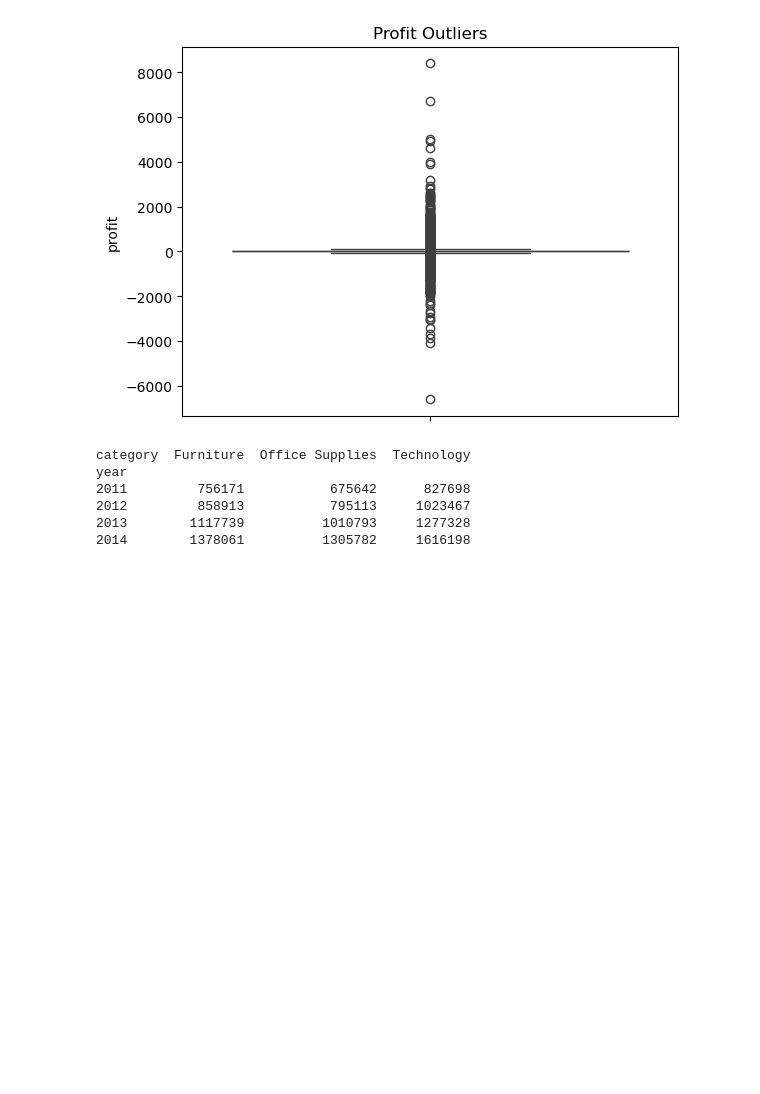
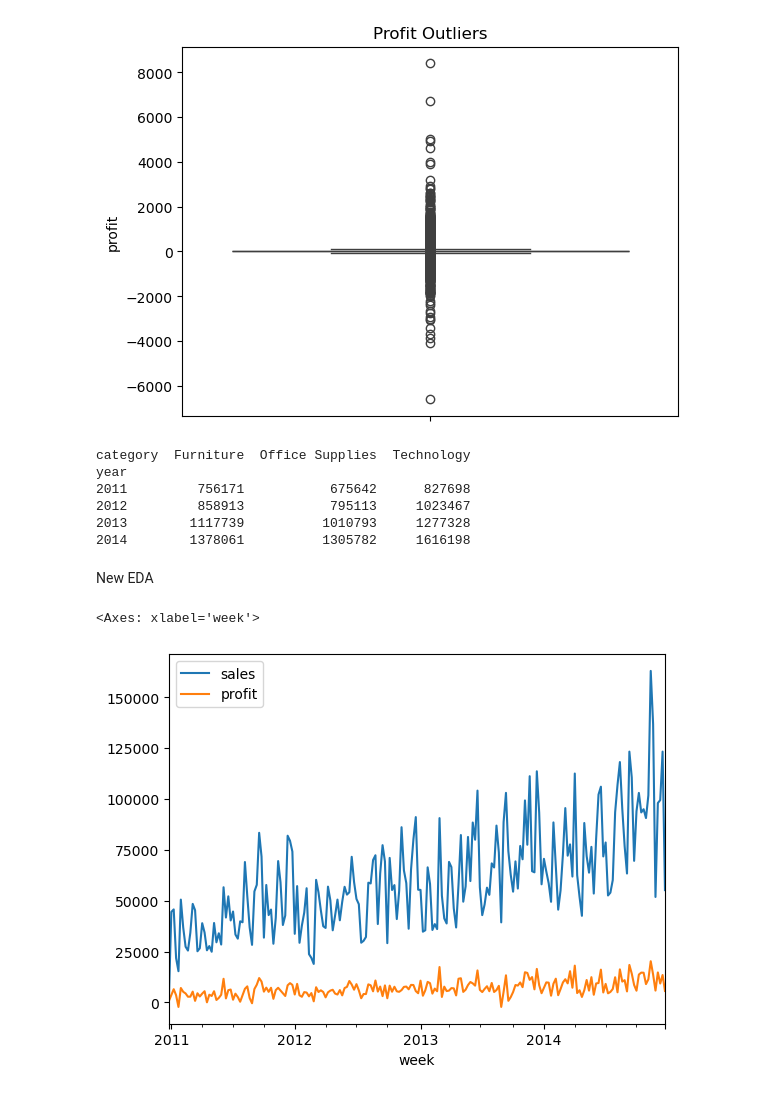
Before and after one commit to DionelJaime/PatternsInSales, a Jupyter notebook: anna_eda.ipynb, the cells around one changed output. Drawn from its saved outputs; the diff is of its cells as text; code cells hidden in the pictures; blank space fills up the shorter version.

```diff
--- a/anna_eda.ipynb
+++ b/anna_eda.ipynb
@@ -4,7 +4,7 @@ import numpy as np
 import seaborn as sns
 import matplotlib.pyplot as plt
 # %%
-sales = pd.read_csv('sales.csv')
+sales = pd.read_csv('Sales_Data_CSV.csv')
 # %%
 sales.head()
 # %% [output]
@@ -237,3 +280,25 @@ year
 2012         858913           795113     1023467
 2013        1117739          1010793     1277328
 2014        1378061          1305782     1616198
+# %% [markdown]
+New EDA
+# %%
+# Set order_date to datetime if not already done
+sales['order_date'] = pd.to_datetime(sales['order_date'])
+
+# Create a new 'week' column based on order_date
+sales['week'] = sales['order_date'].dt.to_period('W').apply(lambda r: r.start_time)
+
+# Aggregate by week
+weekly_sales = sales.groupby('week').agg({
+    'sales': 'sum',
+    'profit': 'sum',
+    'quantity': 'sum',  # Sum quantities sold
+    # Add more metrics as needed, e.g., avg discount
+}).reset_index()
+
+# Plot weekly trends
+weekly_sales.plot(x='week', y=['sales', 'profit'], kind='line')
+# %% [output]
+<Axes: xlabel='week'>
+[figure, added]
```
Also changed, not shown: parts of 9 cells of this notebook.
